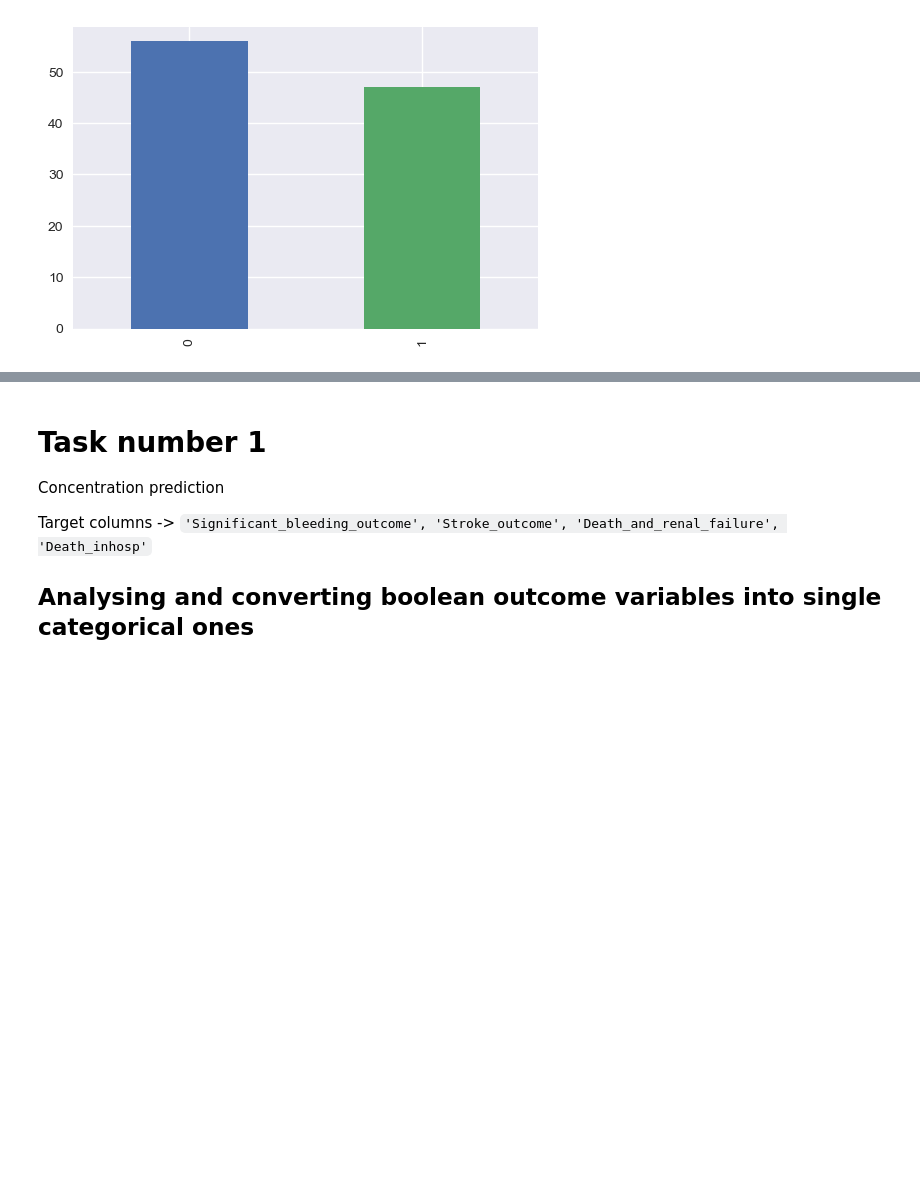
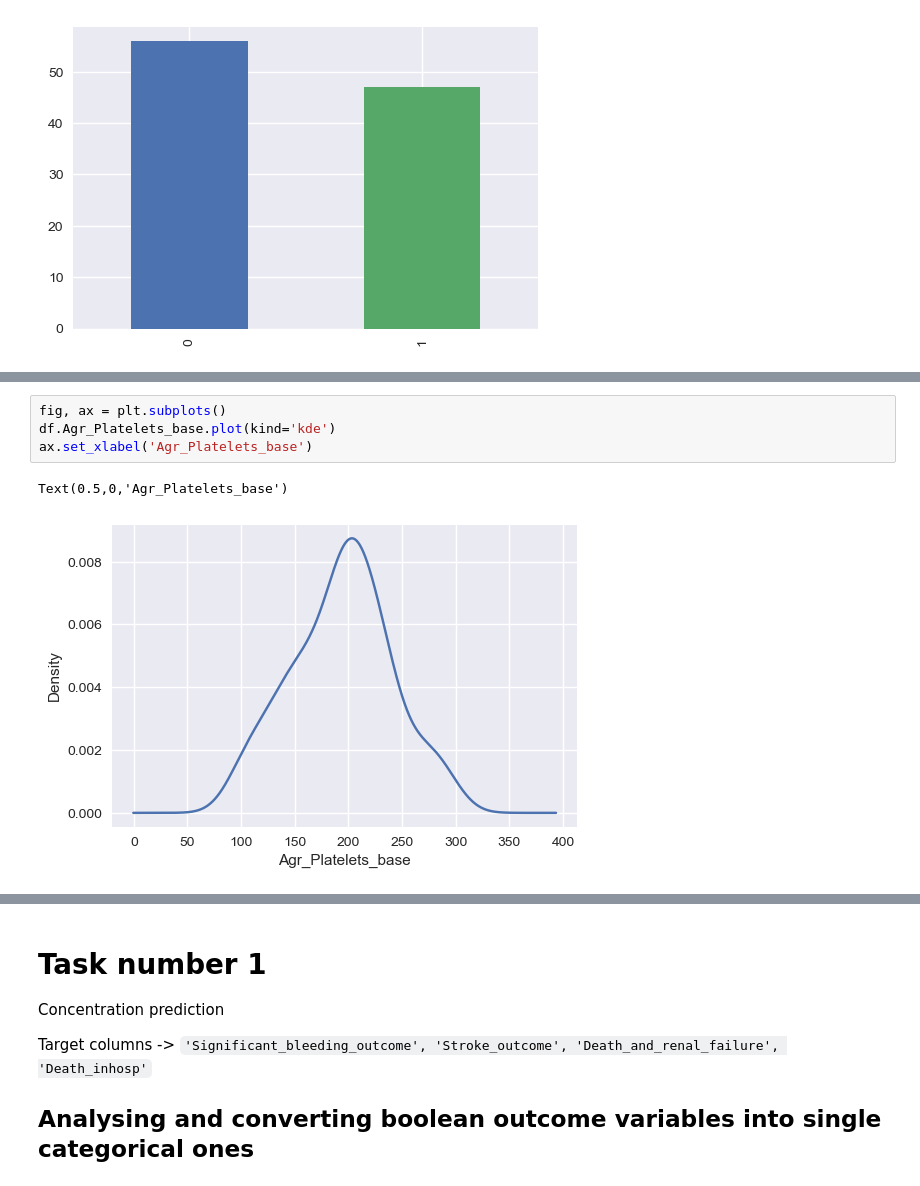
Before and after one commit to AlexShein/anticoagulants, a Jupyter notebook: Xarelto_analysis.ipynb, the cells around one changed output, grey strips where cells are left out. Saved outputs shown, nothing was run; the diff lists cells and outputs as text; blank space fills up the shorter version.

```diff
--- a/Xarelto_analysis.ipynb
+++ b/Xarelto_analysis.ipynb
@@ -127,0 +178,7 @@ df.GFR.astype(float).hist()
+# %%
+fig, ax = plt.subplots()
+df.Agr_Platelets_base.plot(kind='kde')
+ax.set_xlabel('Agr_Platelets_base')
+# %% [output]
+Text(0.5,0,'Agr_Platelets_base')
+[figure, added]
```
Also changed, not shown: parts of 48 cells of this notebook.
